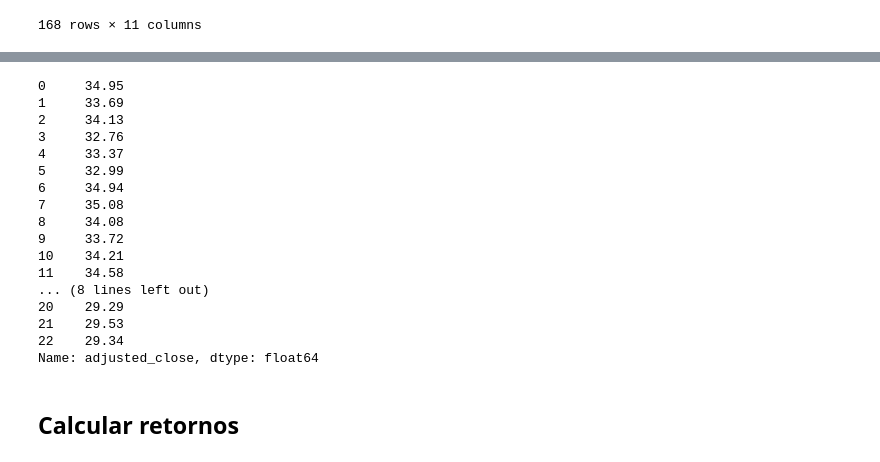
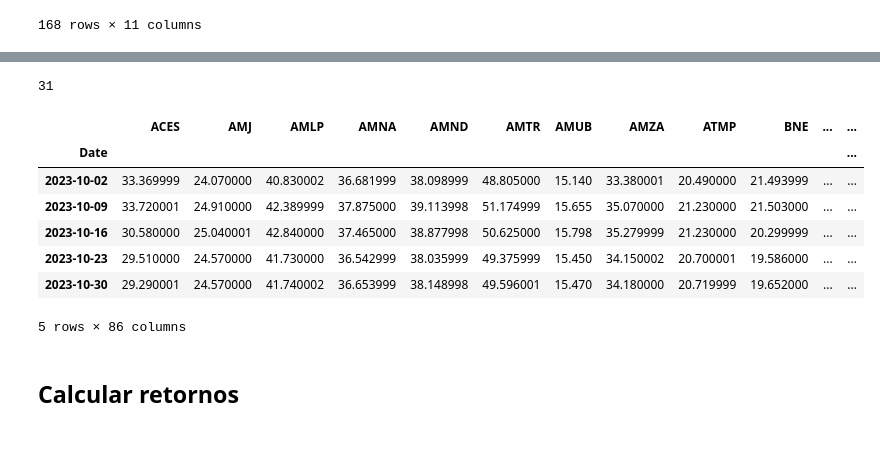
Before and after one commit to jusrojasrod/Desempe-o-Sectorial, a Jupyter notebook: ETFs/test.ipynb, the cells around one changed output, grey strips where cells are left out. Saved outputs shown, nothing was run; the diff lists cells and outputs as text; code cells hidden in the pictures.

```diff
--- a/ETFs/test.ipynb
+++ b/ETFs/test.ipynb
@@ -71,27 +53,22 @@ data.head()
+# %%
+end_.day
+# %% [output]
+31
 # %%
 if end_.day == 31:
     start_ = datetime(end_.year, end_.month - 1, 30)
 # %%
-df = data["adjusted_close"]
+df = data.Close
 df
 # %% [output]
+|  | ACES | AMJ | AMLP | AMNA | AMND | AMTR | AMUB | AMZA | ATMP | BNE | ... | ... |
+| Date |  |  |  |  |  |  |  |  |  |  |  | ... |
+| 2023-10-02 | 33.369999 | 24.070000 | 40.830002 | 36.681999 | 38.098999 | 48.805000 | 15.140 | 33.380001 | 20.490000 | 21.493999 | ... | ... |
+| 2023-10-09 | 33.720001 | 24.910000 | 42.389999 | 37.875000 | 39.113998 | 51.174999 | 15.655 | 35.070000 | 21.230000 | 21.503000 | ... | ... |
+| 2023-10-16 | 30.580000 | 25.040001 | 42.840000 | 37.465000 | 38.877998 | 50.625000 | 15.798 | 35.279999 | 21.230000 | 20.299999 | ... | ... |
+| 2023-10-23 | 29.510000 | 24.570000 | 41.730000 | 36.542999 | 38.035999 | 49.375999 | 15.450 | 34.150002 | 20.700001 | 19.586000 | ... | ... |
+| 2023-10-30 | 29.290001 | 24.570000 | 41.740002 | 36.653999 | 38.148998 | 49.596001 | 15.470 | 34.180000 | 20.719999 | 19.652000 | ... | ... |
-0     34.95
-1     33.69
-2     34.13
-3     32.76
-4     33.37
-5     32.99
-6     34.94
-7     35.08
-8     34.08
-9     33.72
-10    34.21
-11    34.58
-... (8 lines left out)
-20    29.29
-21    29.53
-22    29.34
-Name: adjusted_close, dtype: float64
+5 rows × 86 columns
 # %% [markdown]
 ## Calcular retornos
 # %%
```
Also changed, not shown: parts of 12 cells of this notebook.
